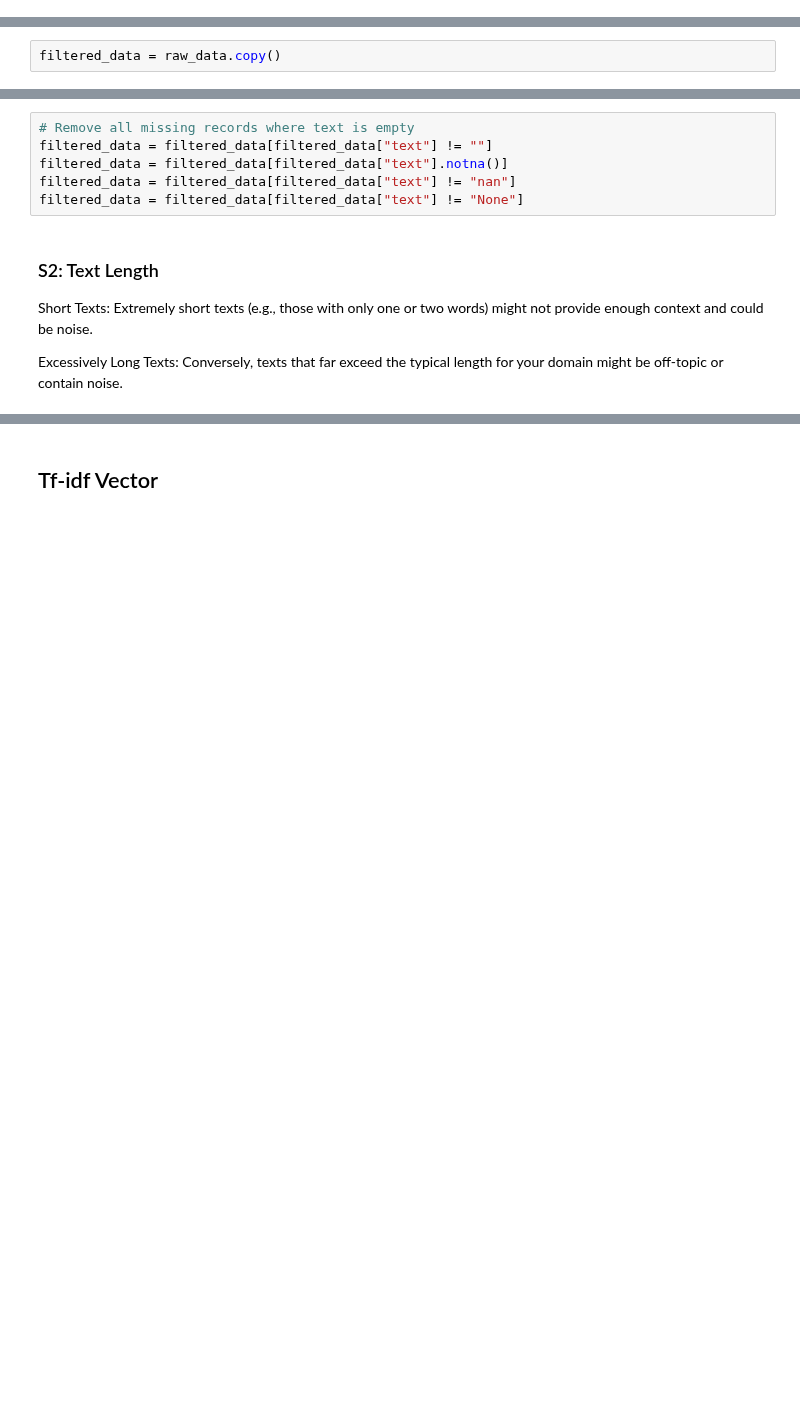
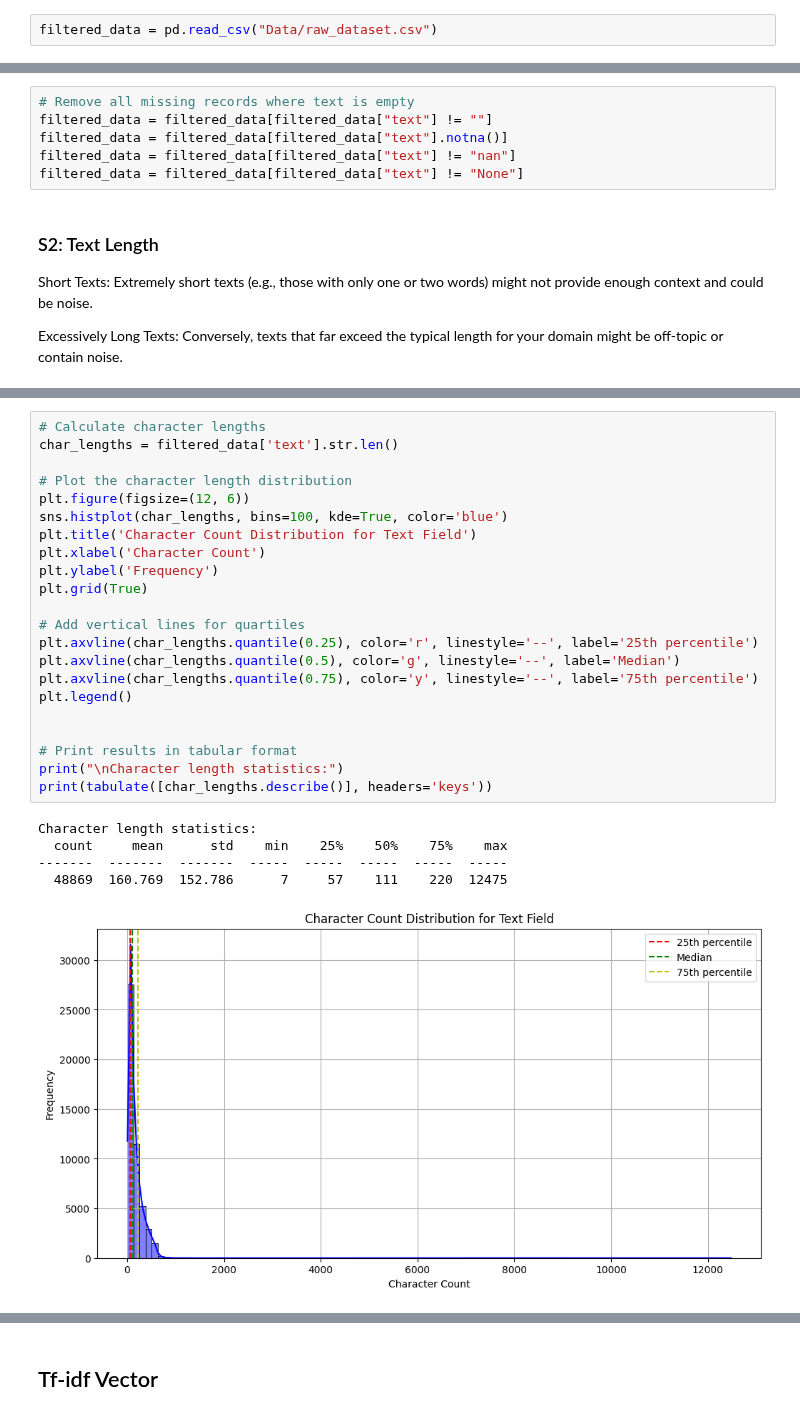
Before and after one commit to ajm2004/OpenAI-Sentiment-Analysis, a Jupyter notebook: openAI_Notebook.ipynb, the cells around one changed output, grey strips where cells are left out. Drawn from its saved outputs; the diff is of its cells as text; blank space fills up the shorter version.

```diff
--- a/openAI_Notebook.ipynb
+++ b/openAI_Notebook.ipynb
@@ -541 +702,3 @@ Sample Posts and Comments:
+# %%
+filtered_data = pd.read_csv("Data/raw_dataset.csv")
 # %%
@@ -662,2 +860,0 @@ print(raw_data["comment_id"].count())
-# %%
-filtered_data = raw_data.copy()
@@ -726,0 +966,28 @@ print(filtered_data["comment_id"].isna().sum())
+# %%
+# Calculate character lengths
+char_lengths = filtered_data['text'].str.len()
+
+# Plot the character length distribution
+plt.figure(figsize=(12, 6))
+sns.histplot(char_lengths, bins=100, kde=True, color='blue')
+plt.title('Character Count Distribution for Text Field')
+plt.xlabel('Character Count')
+plt.ylabel('Frequency')
+plt.grid(True)
+
+# Add vertical lines for quartiles
+plt.axvline(char_lengths.quantile(0.25), color='r', linestyle='--', label='25th percentile')
+plt.axvline(char_lengths.quantile(0.5), color='g', linestyle='--', label='Median')
+plt.axvline(char_lengths.quantile(0.75), color='y', linestyle='--', label='75th percentile')
+plt.legend()
+
+
+# Print results in tabular format
+print("\nCharacter length statistics:")
+print(tabulate([char_lengths.describe()], headers='keys'))
+# %% [output]
+Character length statistics:
+  count     mean      std    min    25%    50%    75%    max
+-------  -------  -------  -----  -----  -----  -----  -----
+  48869  160.769  152.786      7     57    111    220  12475
+[figure, added]
```
Also changed, not shown: parts of 28 cells of this notebook.
